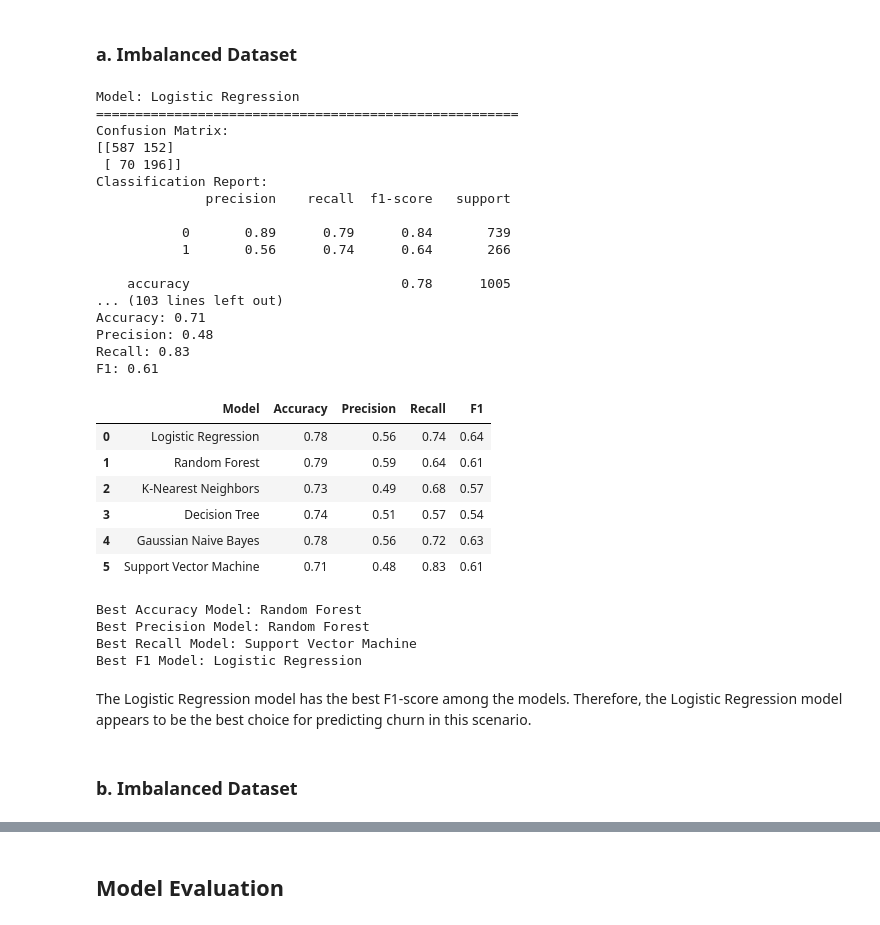
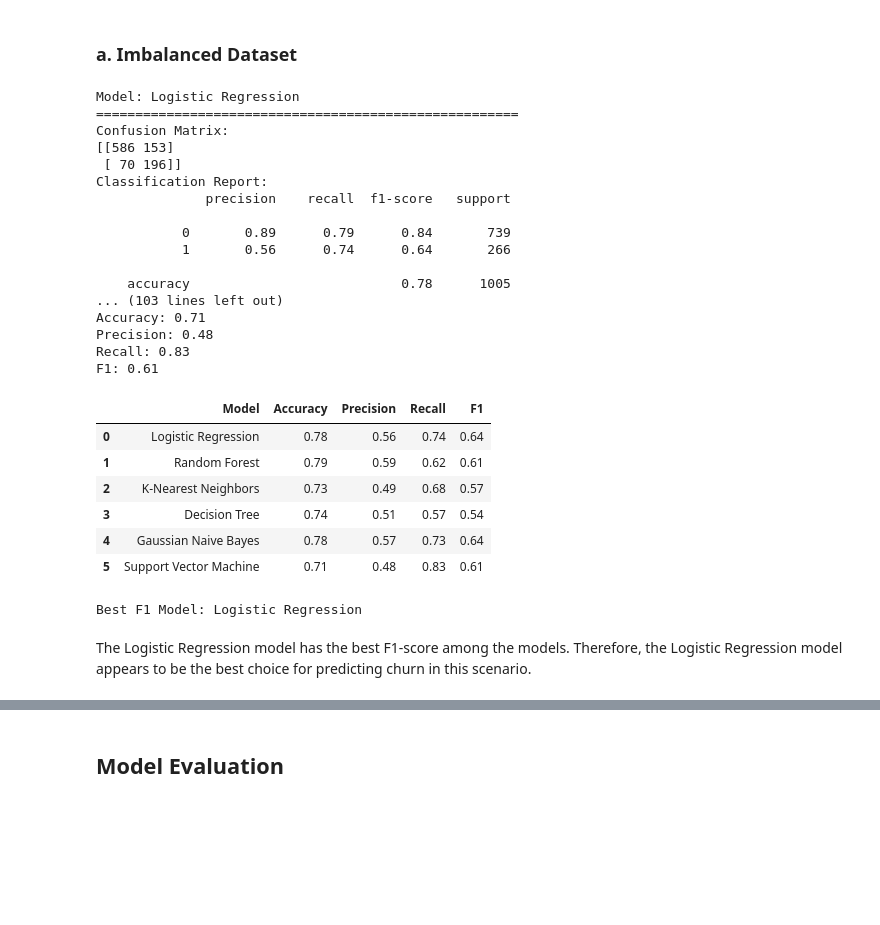
Before and after one commit to rasmodev/Customer-Churn-Prediction-Machine-Learning-Classification-Project, a Jupyter notebook: Classification_Telco_customer_churn.ipynb, the cells around one changed output, grey strips where cells are left out. Drawn from its saved outputs; the diff is of its cells as text; code cells hidden in the pictures; blank space fills up the shorter version.

```diff
--- a/Classification_Telco_customer_churn.ipynb
+++ b/Classification_Telco_customer_churn.ipynb
@@ -1453,16 +1454,16 @@ X_train, X_eval, y_train, y_eval = train_test_split(X, y, test_size=0.2, stratif
 mms = MinMaxScaler(feature_range=(0, 1))
 
 # Apply feature scaling to the training features (X_train)
-Xtrain = mms.fit_transform(X_train)
+X_train_scaled = mms.fit_transform(X_train)
 
 # Apply feature scaling to the evaluation features (X_eval)
-Xeval = mms.fit_transform(X_eval)
+X_eval_scaled = mms.fit_transform(X_eval)
 
 # Convert the scaled training features back into a DataFrame
-Xtrain = pd.DataFrame(X_train)
+X_train_scaled = pd.DataFrame(X_train)
 
 # Convert the scaled evaluation features back into a DataFrame
-Xeval = pd.DataFrame(X_eval)
+X_eval_scaled = pd.DataFrame(X_eval)
 # %% [markdown]
 #### Balancing The Dataset Using SMOTE
 # %%
@@ -1470,7 +1471,7 @@ Xeval = pd.DataFrame(X_eval)
 smote = SMOTE(random_state=42)
 
 # Apply SMOTE to balance the data
-X_train_balanced, y_train_balanced = smote.fit_resample(Xtrain, y_train)
+X_train_balanced, y_train_balanced = smote.fit_resample(X_train_scaled, y_train)
 # %%
 # Count the occurrences of each class in the balanced dataset
 class_counts = y_train_balanced.value_counts()
@@ -1530,7 +1527,7 @@ models = ['Logistic Regression', 'Random Forest', 'K-Nearest Neighbors', 'Decisi
 
 for model_name, model in zip(models, [lr, rf, knn, dt, gb, nb]):
     model.fit(X_train_balanced, y_train_balanced)
-    y_pred = model.predict(Xeval)
+    y_pred = model.predict(X_eval_scaled)
 
     print('Model:', model_name)
     print('===' * 18)
@@ -1552,64 +1549,49 @@ for model_name, model in zip(models, [lr, rf, knn, dt, gb, nb]):
         'Accuracy': round(accuracy_score(y_eval, y_pred), 2),
         'Precision': round(precision_score(y_eval, y_pred), 2),
         'Recall': round(recall_score(y_eval, y_pred), 2),
         'F1': round(f1_score(y_eval, y_pred), 2)
     }
 
     # Append the results to the DataFrame
     Results = Results.append(R, ignore_index=True)
 
 # Print the results
 Results
 # %% [output]
 Model: Logistic Regression
 ======================================================
 Confusion Matrix:
-[[587 152]
+[[586 153]
  [ 70 196]]
 Classification Report:
               precision    recall  f1-score   support
 
            0       0.89      0.79      0.84       739
            1       0.56      0.74      0.64       266
 
     accuracy                           0.78      1005
 ... (103 lines left out)
 Accuracy: 0.71
 Precision: 0.48
 Recall: 0.83
 F1: 0.61
 |  | Model | Accuracy | Precision | Recall | F1 |
 | 0 | Logistic Regression | 0.78 | 0.56 | 0.74 | 0.64 |
-| 1 | Random Forest | 0.79 | 0.59 | 0.64 | 0.61 |
+| 1 | Random Forest | 0.79 | 0.59 | 0.62 | 0.61 |
 | 2 | K-Nearest Neighbors | 0.73 | 0.49 | 0.68 | 0.57 |
 | 3 | Decision Tree | 0.74 | 0.51 | 0.57 | 0.54 |
-| 4 | Gaussian Naive Bayes | 0.78 | 0.56 | 0.72 | 0.63 |
+| 4 | Gaussian Naive Bayes | 0.78 | 0.57 | 0.73 | 0.64 |
 | 5 | Support Vector Machine | 0.71 | 0.48 | 0.83 | 0.61 |
 # %%
 # Convert columns to float type
-Results['Accuracy'] = Results['Accuracy'].astype(float)
-Results['Precision'] = Results['Precision'].astype(float)
-Results['Recall'] = Results['Recall'].astype(float)
 Results['F1'] = Results['F1'].astype(float)
 
-
 # Find the index of the maximum value in each score
-max_accuracy = Results['Accuracy'].idxmax()
-max_precision = Results['Precision'].idxmax()
-max_recall = Results['Recall'].idxmax()
 max_f1 = Results['F1'].idxmax()
 
 # Print the model with the best accuracy, precision, recall and f1 score
-print("Best Accuracy Model:", Results.loc[max_accuracy]['Model'])
-print("Best Precision Model:", Results.loc[max_precision]['Model'])
-print("Best Recall Model:", Results.loc[max_recall]['Model'])
 print("Best F1 Model:", Results.loc[max_f1]['Model'])
 # %% [output]
-Best Accuracy Model: Random Forest
-Best Precision Model: Random Forest
-Best Recall Model: Support Vector Machine
 Best F1 Model: Logistic Regression
 # %% [markdown]
 The Logistic Regression model has the best F1-score among the models. Therefore, the Logistic Regression model appears to be the best choice for predicting churn in this scenario.
-# %% [markdown]
-### b. Imbalanced Dataset
```
Also changed, not shown: parts of 26 cells of this notebook.
